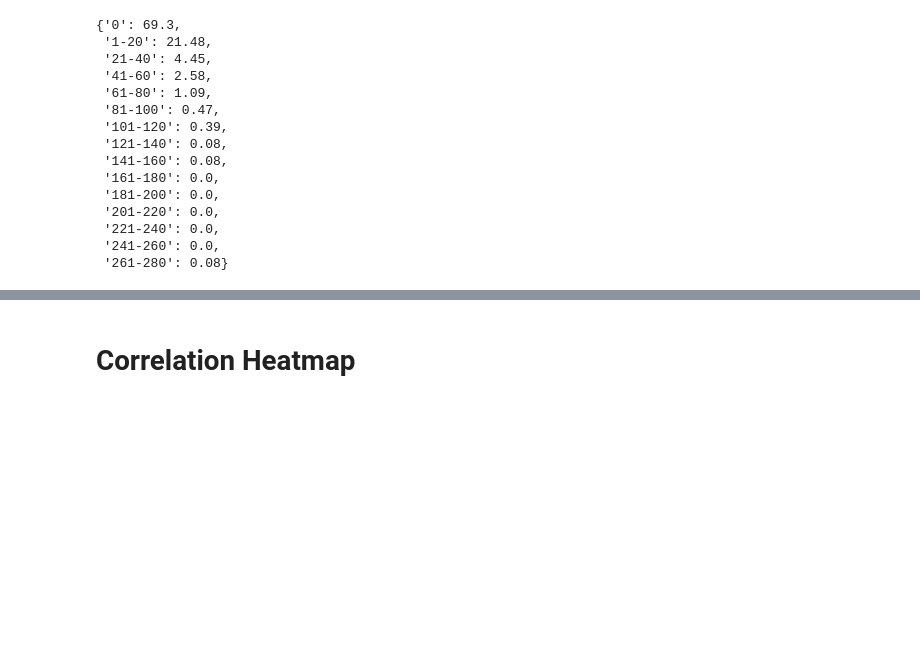
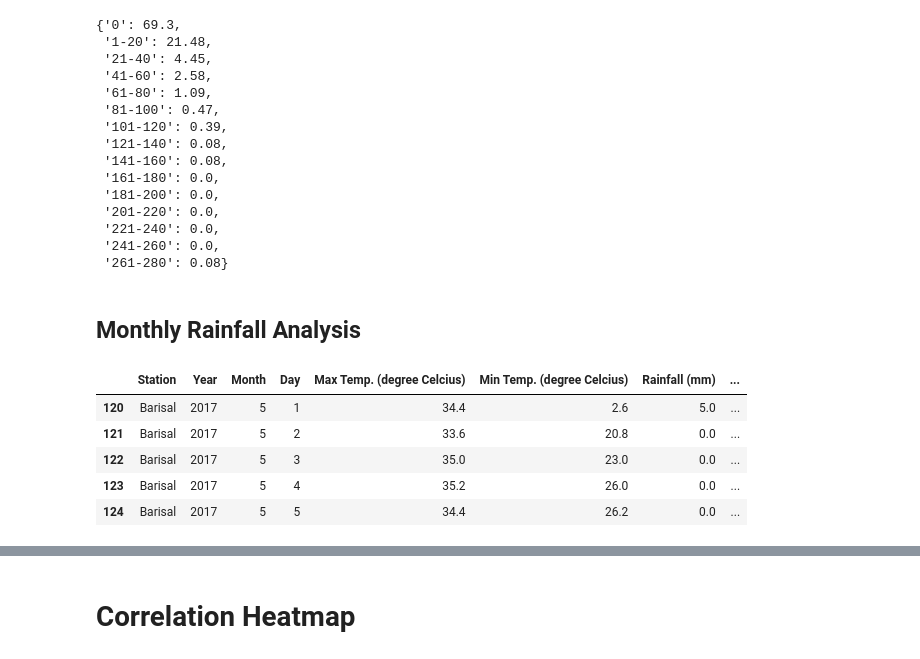
Before and after one commit to RifatIslamOmio/Weather-WaterLevel-Prediction-ML, a Jupyter notebook: Notebooks/brri-dataset_exploration.ipynb, the cells around one changed output, grey strips where cells are left out. Cells and saved outputs as stored; diff of their text form; code cells hidden in the pictures; blank space fills up the shorter version.

```diff
--- a/Notebooks/brri-dataset_exploration.ipynb
+++ b/Notebooks/brri-dataset_exploration.ipynb
@@ -393,3 +426,15 @@ group_column_vals(raw_df_2020, rainfall_column, 20)
  '221-240': 0.0,
  '241-260': 0.0,
  '261-280': 0.08}
+# %% [markdown]
+## Monthly Rainfall Analysis
+# %%
+raw_df_month = raw_df[raw_df['Month'].isin([5,6,7,8])]
+raw_df_month.head()
+# %% [output]
+|  | Station | Year | Month | Day | Max Temp. (degree Celcius) | Min Temp. (degree Celcius) | Rainfall (mm) | ... |
+| 120 | Barisal | 2017 | 5 | 1 | 34.4 | 2.6 | 5.0 | ... |
+| 121 | Barisal | 2017 | 5 | 2 | 33.6 | 20.8 | 0.0 | ... |
+| 122 | Barisal | 2017 | 5 | 3 | 35.0 | 23.0 | 0.0 | ... |
+| 123 | Barisal | 2017 | 5 | 4 | 35.2 | 26.0 | 0.0 | ... |
+| 124 | Barisal | 2017 | 5 | 5 | 34.4 | 26.2 | 0.0 | ... |
```
Also changed, not shown: parts of 7 cells of this notebook.
